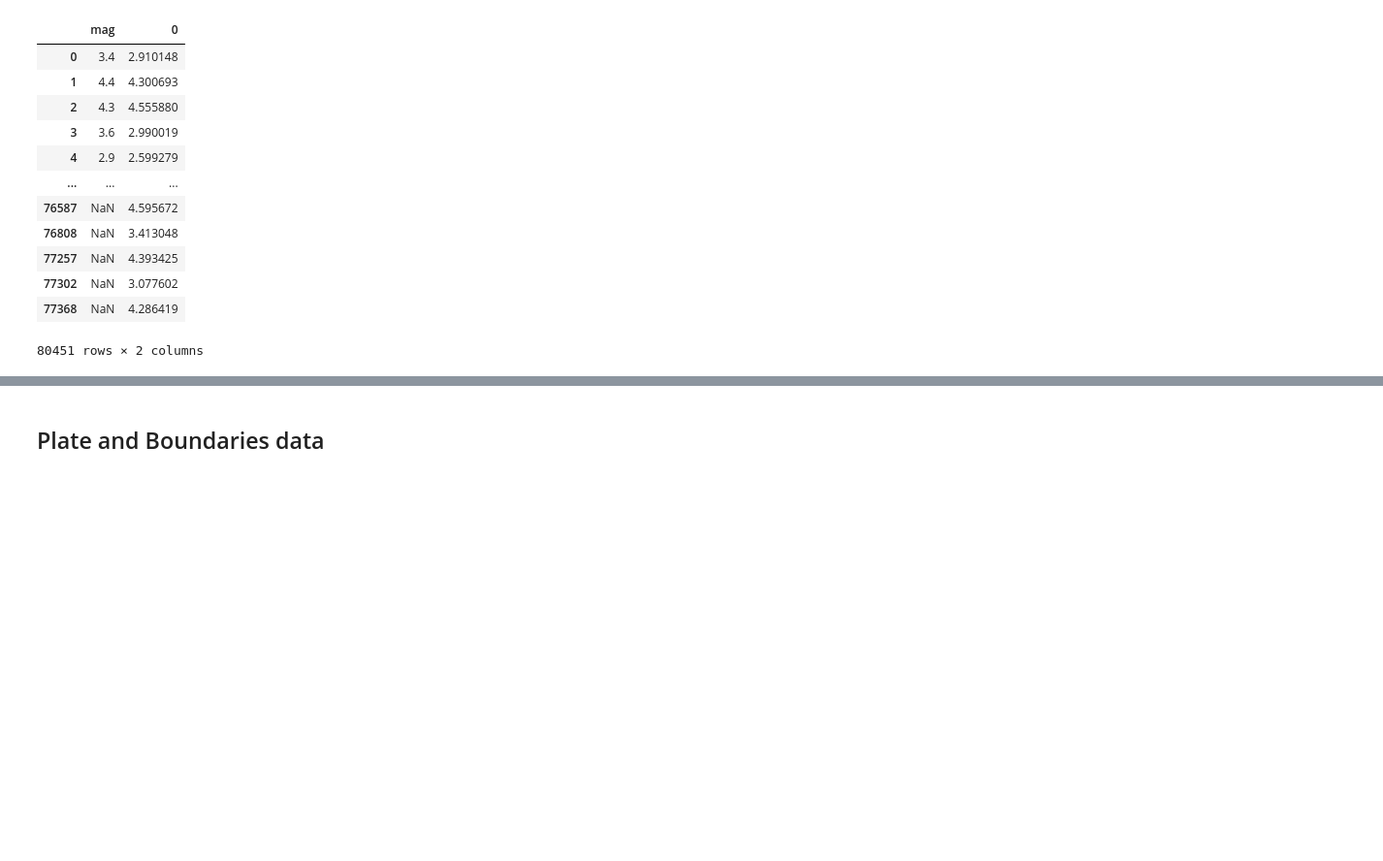
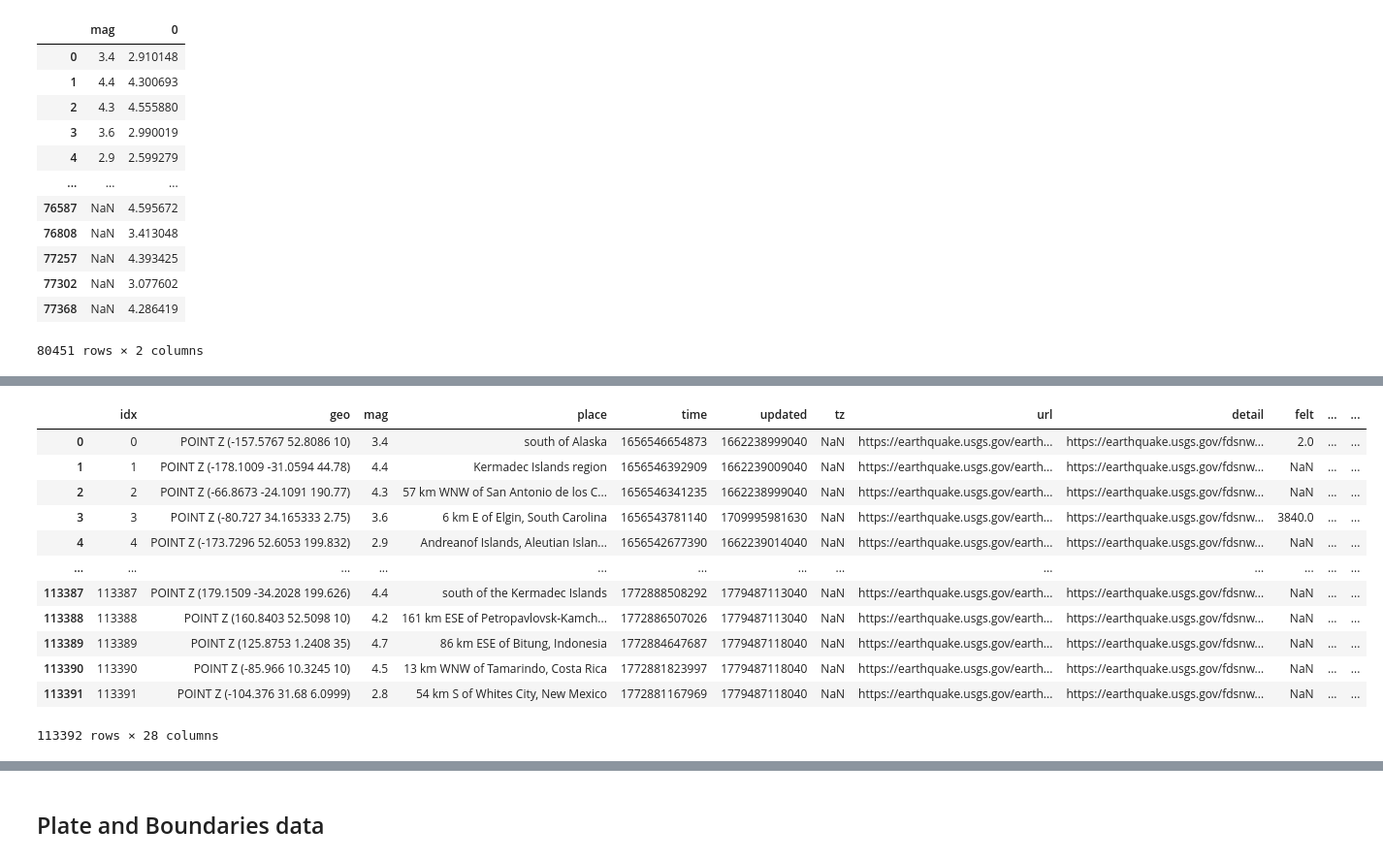
Before and after one commit to Rishit605/earthquake-prediction, a Jupyter notebook: notebook/new_eda.ipynb, the cells around one changed output, grey strips where cells are left out. Shown at 97% size. Drawn from its saved outputs; the diff is of its cells as text; code cells hidden in the pictures; blank space fills up the shorter version.

```diff
--- a/notebook/new_eda.ipynb
+++ b/notebook/new_eda.ipynb
@@ -3100,0 +3295,17 @@ pd.concat([train_y,pd.Series(model.predict(train_x, train_y))], axis=1)
+# %%
+final_data = data4.combine_first(data4).loc[data2.index]
+final_data
+# %% [output]
+|  | idx | geo | mag | place | time | updated | tz | url | detail | felt | ... | ... |
+| 0 | 0 | POINT Z (-157.5767 52.8086 10) | 3.4 | south of Alaska | 1656546654873 | 1662238999040 | NaN | https://earthquake.usgs.gov/earth... | https://earthquake.usgs.gov/fdsnw... | 2.0 | ... | ... |
+| 1 | 1 | POINT Z (-178.1009 -31.0594 44.78) | 4.4 | Kermadec Islands region | 1656546392909 | 1662239009040 | NaN | https://earthquake.usgs.gov/earth... | https://earthquake.usgs.gov/fdsnw... | NaN | ... | ... |
+| 2 | 2 | POINT Z (-66.8673 -24.1091 190.77) | 4.3 | 57 km WNW of San Antonio de los C... | 1656546341235 | 1662238999040 | NaN | https://earthquake.usgs.gov/earth... | https://earthquake.usgs.gov/fdsnw... | NaN | ... | ... |
+| 3 | 3 | POINT Z (-80.727 34.165333 2.75) | 3.6 | 6 km E of Elgin, South Carolina | 1656543781140 | 1709995981630 | NaN | https://earthquake.usgs.gov/earth... | https://earthquake.usgs.gov/fdsnw... | 3840.0 | ... | ... |
+| 4 | 4 | POINT Z (-173.7296 52.6053 199.832) | 2.9 | Andreanof Islands, Aleutian Islan... | 1656542677390 | 1662239014040 | NaN | https://earthquake.usgs.gov/earth... | https://earthquake.usgs.gov/fdsnw... | NaN | ... | ... |
+| ... | ... | ... | ... | ... | ... | ... | ... | ... | ... | ... | ... | ... |
+| 113387 | 113387 | POINT Z (179.1509 -34.2028 199.626) | 4.4 | south of the Kermadec Islands | 1772888508292 | 1779487113040 | NaN | https://earthquake.usgs.gov/earth... | https://earthquake.usgs.gov/fdsnw... | NaN | ... | ... |
+| 113388 | 113388 | POINT Z (160.8403 52.5098 10) | 4.2 | 161 km ESE of Petropavlovsk-Kamch... | 1772886507026 | 1779487113040 | NaN | https://earthquake.usgs.gov/earth... | https://earthquake.usgs.gov/fdsnw... | NaN | ... | ... |
+| 113389 | 113389 | POINT Z (125.8753 1.2408 35) | 4.7 | 86 km ESE of Bitung, Indonesia | 1772884647687 | 1779487118040 | NaN | https://earthquake.usgs.gov/earth... | https://earthquake.usgs.gov/fdsnw... | NaN | ... | ... |
+| 113390 | 113390 | POINT Z (-85.966 10.3245 10) | 4.5 | 13 km WNW of Tamarindo, Costa Rica | 1772881823997 | 1779487118040 | NaN | https://earthquake.usgs.gov/earth... | https://earthquake.usgs.gov/fdsnw... | NaN | ... | ... |
+| 113391 | 113391 | POINT Z (-104.376 31.68 6.0999) | 2.8 | 54 km S of Whites City, New Mexico | 1772881167969 | 1779487118040 | NaN | https://earthquake.usgs.gov/earth... | https://earthquake.usgs.gov/fdsnw... | NaN | ... | ... |
+113392 rows × 28 columns
```
Also changed, not shown: parts of 21 cells of this notebook, 2 other files.
